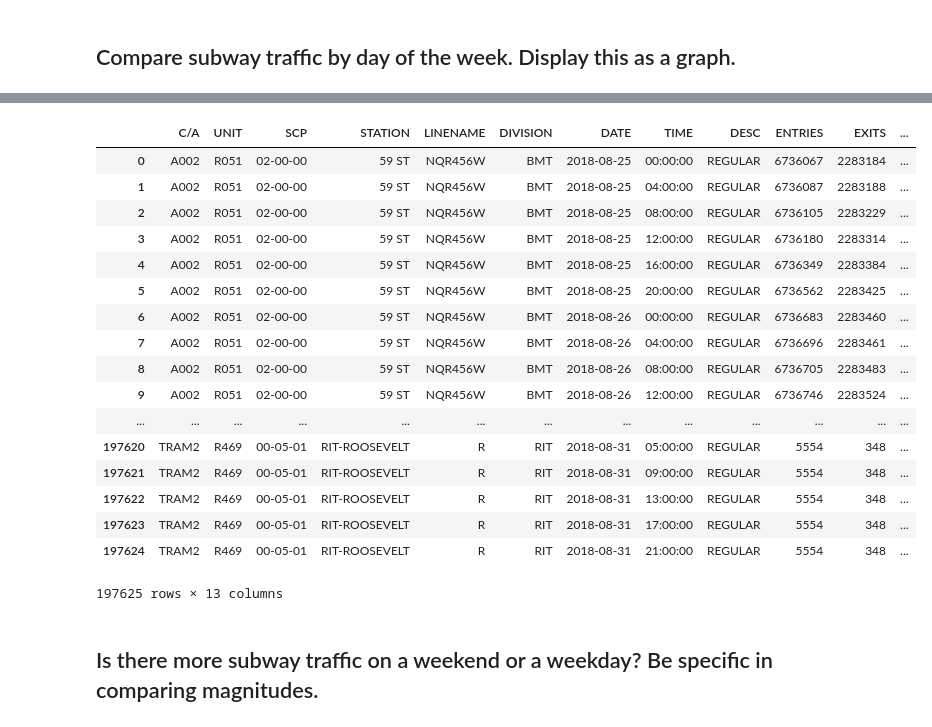
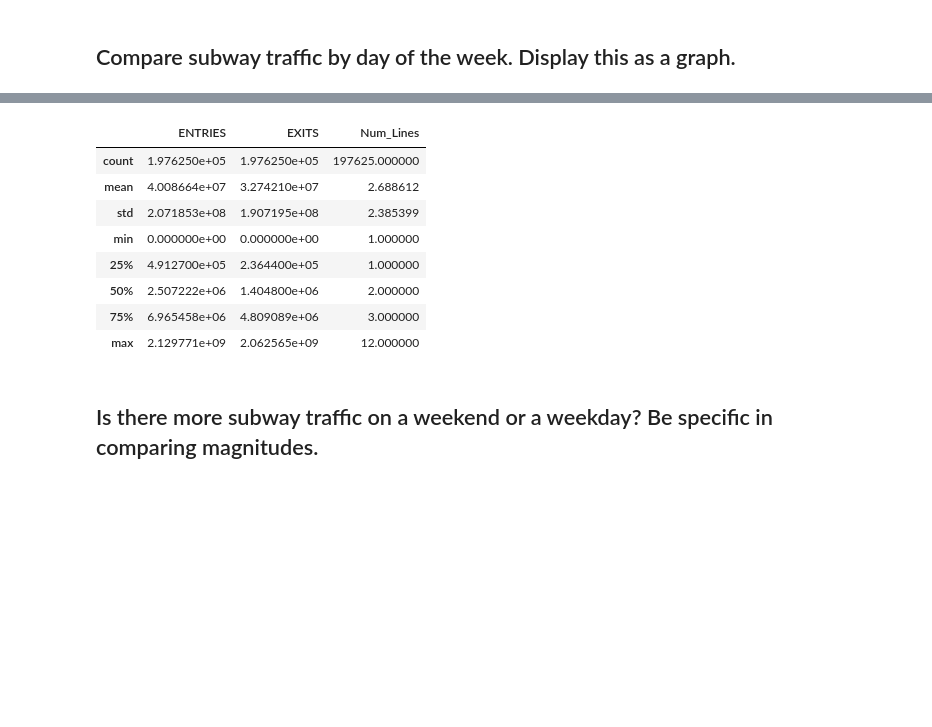
Before and after one commit to MarcSchneider71/dsc-0-03-08-understanding-pandas-series-and-dataframes-lab-nyc-ds-career-012819, a Jupyter notebook: index.ipynb, the cells around one changed output, grey strips where cells are left out. Drawn from its saved outputs; the diff is of its cells as text; code cells hidden in the pictures; blank space fills up the shorter version.

```diff
--- a/index.ipynb
+++ b/index.ipynb
@@ -200,26 +200,17 @@ df['DAYOFWEEK']
 197624       Friday
 Name: DAYOFWEEK, Length: 197625, dtype: object
 # %%
-df
+df.describe()
 # %% [output]
-|  | C/A | UNIT | SCP | STATION | LINENAME | DIVISION | DATE | TIME | DESC | ENTRIES | EXITS | ... |
-| 0 | A002 | R051 | 02-00-00 | 59 ST | NQR456W | BMT | 2018-08-25 | 00:00:00 | REGULAR | 6736067 | 2283184 | ... |
-| 1 | A002 | R051 | 02-00-00 | 59 ST | NQR456W | BMT | 2018-08-25 | 04:00:00 | REGULAR | 6736087 | 2283188 | ... |
-| 2 | A002 | R051 | 02-00-00 | 59 ST | NQR456W | BMT | 2018-08-25 | 08:00:00 | REGULAR | 6736105 | 2283229 | ... |
-| 3 | A002 | R051 | 02-00-00 | 59 ST | NQR456W | BMT | 2018-08-25 | 12:00:00 | REGULAR | 6736180 | 2283314 | ... |
-| 4 | A002 | R051 | 02-00-00 | 59 ST | NQR456W | BMT | 2018-08-25 | 16:00:00 | REGULAR | 6736349 | 2283384 | ... |
-| 5 | A002 | R051 | 02-00-00 | 59 ST | NQR456W | BMT | 2018-08-25 | 20:00:00 | REGULAR | 6736562 | 2283425 | ... |
-| 6 | A002 | R051 | 02-00-00 | 59 ST | NQR456W | BMT | 2018-08-26 | 00:00:00 | REGULAR | 6736683 | 2283460 | ... |
-| 7 | A002 | R051 | 02-00-00 | 59 ST | NQR456W | BMT | 2018-08-26 | 04:00:00 | REGULAR | 6736696 | 2283461 | ... |
-| 8 | A002 | R051 | 02-00-00 | 59 ST | NQR456W | BMT | 2018-08-26 | 08:00:00 | REGULAR | 6736705 | 2283483 | ... |
-| 9 | A002 | R051 | 02-00-00 | 59 ST | NQR456W | BMT | 2018-08-26 | 12:00:00 | REGULAR | 6736746 | 2283524 | ... |
-| ... | ... | ... | ... | ... | ... | ... | ... | ... | ... | ... | ... | ... |
-| 197620 | TRAM2 | R469 | 00-05-01 | RIT-ROOSEVELT | R | RIT | 2018-08-31 | 05:00:00 | REGULAR | 5554 | 348 | ... |
-| 197621 | TRAM2 | R469 | 00-05-01 | RIT-ROOSEVELT | R | RIT | 2018-08-31 | 09:00:00 | REGULAR | 5554 | 348 | ... |
-| 197622 | TRAM2 | R469 | 00-05-01 | RIT-ROOSEVELT | R | RIT | 2018-08-31 | 13:00:00 | REGULAR | 5554 | 348 | ... |
-| 197623 | TRAM2 | R469 | 00-05-01 | RIT-ROOSEVELT | R | RIT | 2018-08-31 | 17:00:00 | REGULAR | 5554 | 348 | ... |
-| 197624 | TRAM2 | R469 | 00-05-01 | RIT-ROOSEVELT | R | RIT | 2018-08-31 | 21:00:00 | REGULAR | 5554 | 348 | ... |
+|  | ENTRIES | EXITS | Num_Lines |
+| count | 1.976250e+05 | 1.976250e+05 | 197625.000000 |
+| mean | 4.008664e+07 | 3.274210e+07 | 2.688612 |
+| std | 2.071853e+08 | 1.907195e+08 | 2.385399 |
+| min | 0.000000e+00 | 0.000000e+00 | 1.000000 |
+| 25% | 4.912700e+05 | 2.364400e+05 | 1.000000 |
+| 50% | 2.507222e+06 | 1.404800e+06 | 2.000000 |
+| 75% | 6.965458e+06 | 4.809089e+06 | 3.000000 |
+| max | 2.129771e+09 | 2.062565e+09 | 12.000000 |
-197625 rows × 13 columns
 # %% [markdown]
 ## Is there more subway traffic on a weekend or a weekday?    Be specific in comparing magnitudes.
 # %%
```
